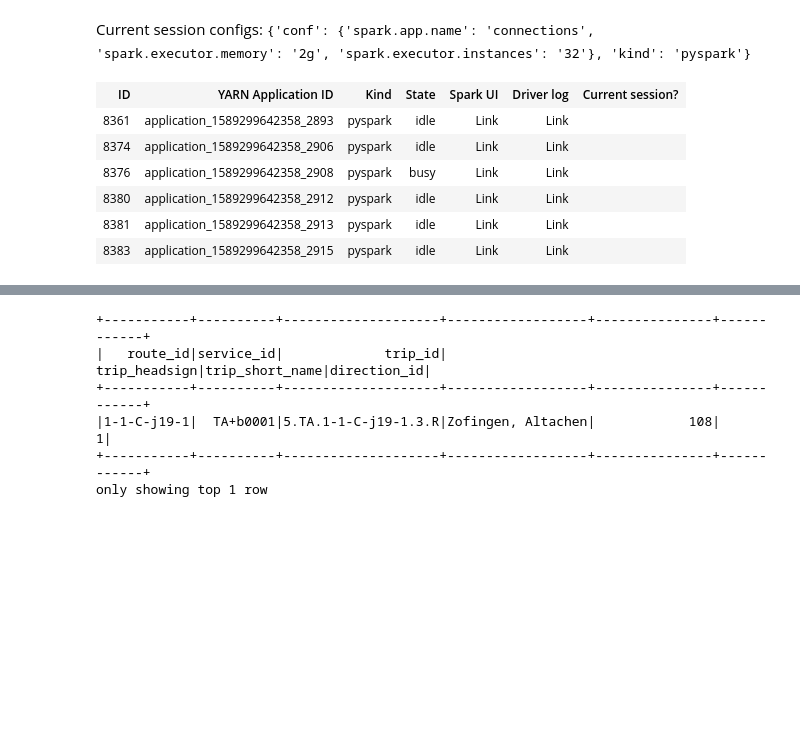
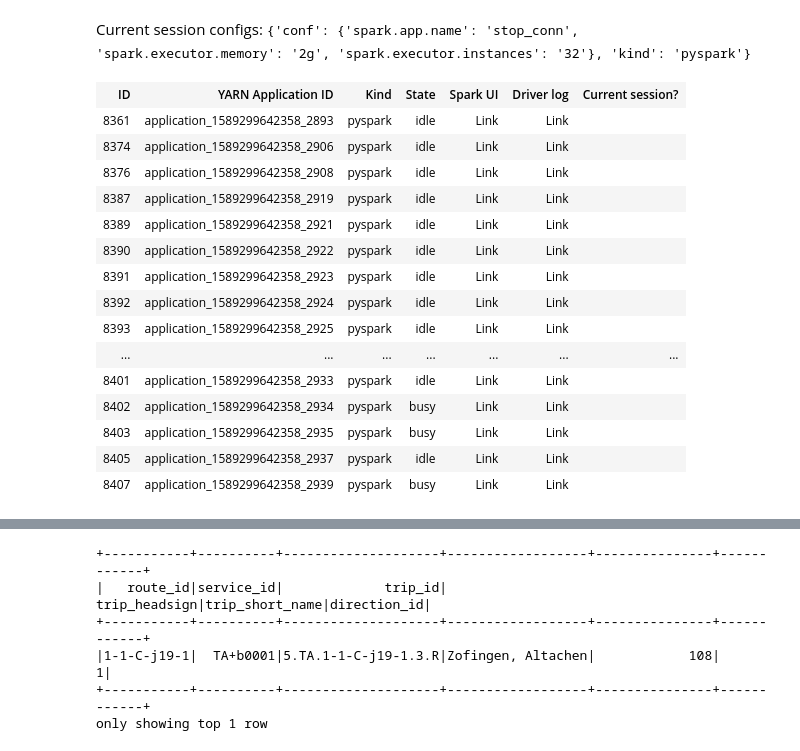
Before and after one commit to guarin/journey_planner, a Jupyter notebook: notebooks/timetable.ipynb, the cells around one changed output, grey strips where cells are left out. Saved outputs shown, nothing was run; the diff lists cells and outputs as text; code cells hidden in the pictures; blank space fills up the shorter version.

```diff
--- a/notebooks/timetable.ipynb
+++ b/notebooks/timetable.ipynb
@@ -1,21 +1,30 @@
 # %%
 %%configure -f
 {
     "conf": {
-        "spark.app.name": "connections",
+        "spark.app.name": "stop_conn",
         "spark.executor.memory": "2g",
         "spark.executor.instances": "32"
     }
 }
 # %% [output]
-Current session configs: {'conf': {'spark.app.name': 'connections', 'spark.executor.memory': '2g', 'spark.executor.instances': '32'}, 'kind': 'pyspark'}
+Current session configs: {'conf': {'spark.app.name': 'stop_conn', 'spark.executor.memory': '2g', 'spark.executor.instances': '32'}, 'kind': 'pyspark'}
 | ID | YARN Application ID | Kind | State | Spark UI | Driver log | Current session? |
 | 8361 | application_1589299642358_2893 | pyspark | idle | Link | Link |  |
 | 8374 | application_1589299642358_2906 | pyspark | idle | Link | Link |  |
-| 8376 | application_1589299642358_2908 | pyspark | busy | Link | Link |  |
-| 8380 | application_1589299642358_2912 | pyspark | idle | Link | Link |  |
-| 8381 | application_1589299642358_2913 | pyspark | idle | Link | Link |  |
-| 8383 | application_1589299642358_2915 | pyspark | idle | Link | Link |  |
+| 8376 | application_1589299642358_2908 | pyspark | idle | Link | Link |  |
+| 8387 | application_1589299642358_2919 | pyspark | idle | Link | Link |  |
+| 8389 | application_1589299642358_2921 | pyspark | idle | Link | Link |  |
+| 8390 | application_1589299642358_2922 | pyspark | idle | Link | Link |  |
+| 8391 | application_1589299642358_2923 | pyspark | idle | Link | Link |  |
+| 8392 | application_1589299642358_2924 | pyspark | idle | Link | Link |  |
+| 8393 | application_1589299642358_2925 | pyspark | idle | Link | Link |  |
+| ... | ... | ... | ... | ... | ... | ... |
+| 8401 | application_1589299642358_2933 | pyspark | idle | Link | Link |  |
+| 8402 | application_1589299642358_2934 | pyspark | busy | Link | Link |  |
+| 8403 | application_1589299642358_2935 | pyspark | busy | Link | Link |  |
+| 8405 | application_1589299642358_2937 | pyspark | idle | Link | Link |  |
+| 8407 | application_1589299642358_2939 | pyspark | busy | Link | Link |  |
 # %%
 spark
 # %% [output]
```
Also changed, not shown: parts of 11 cells of this notebook, 1 other file.
